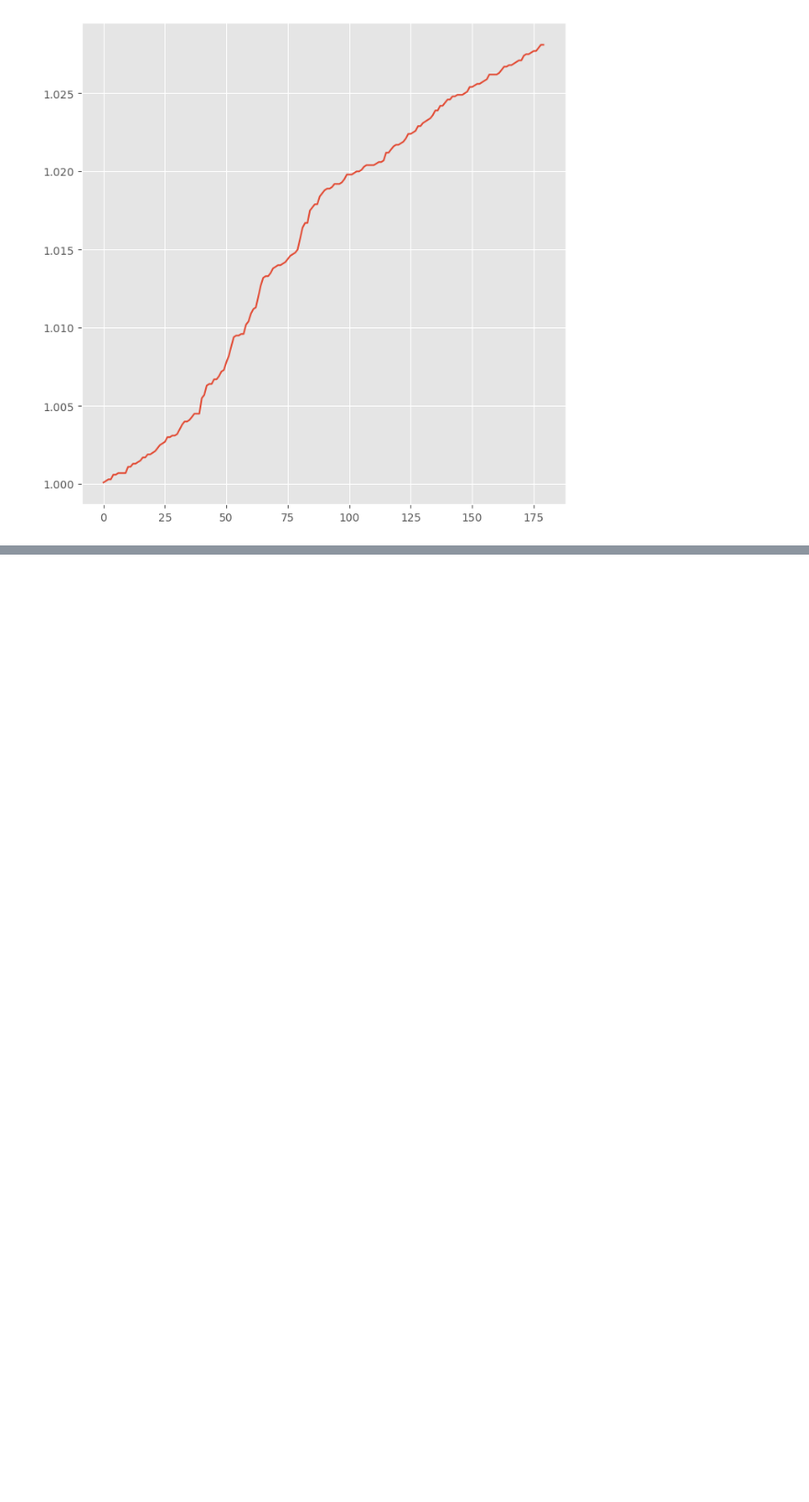
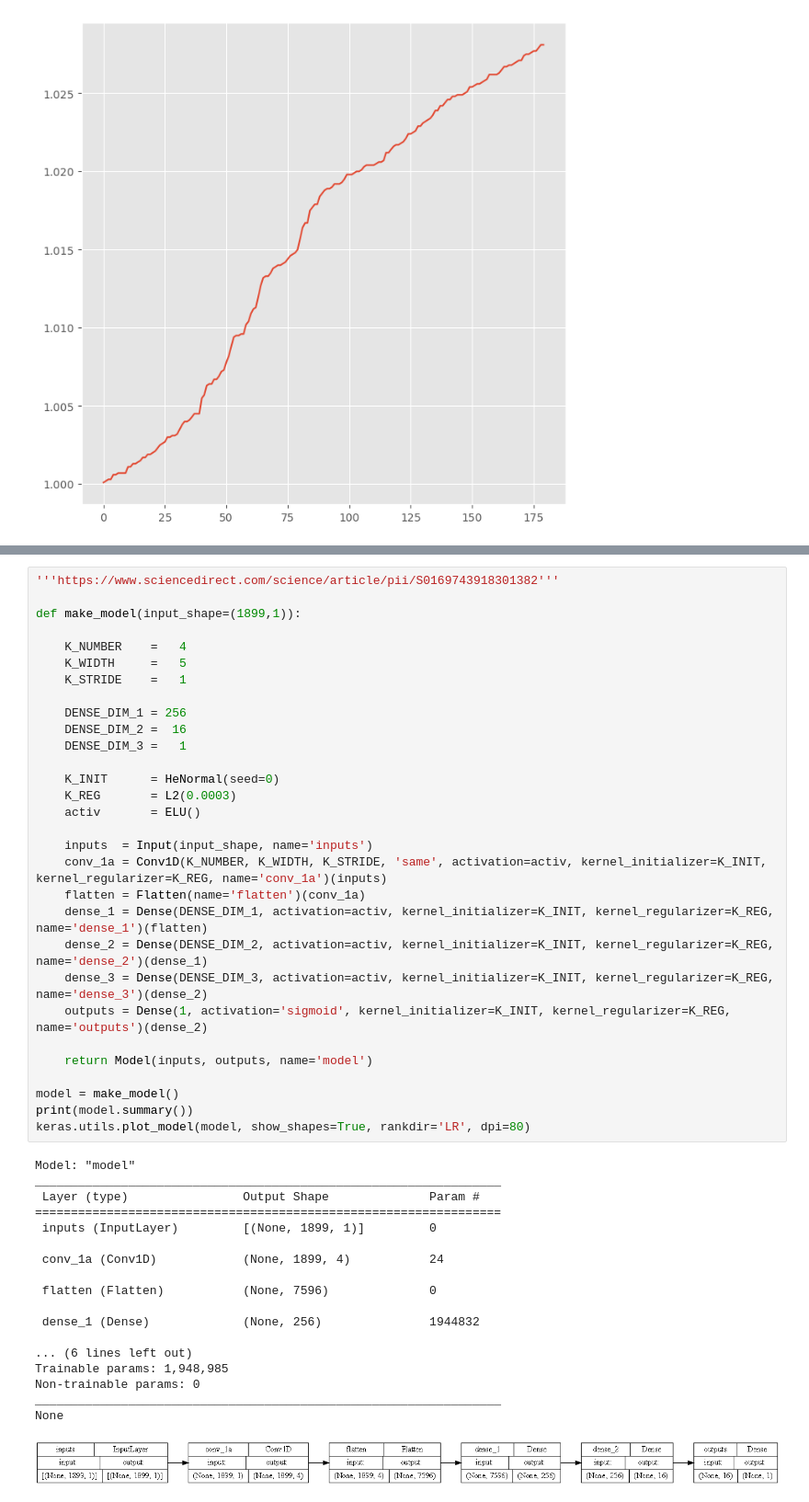
Before and after one commit to Lewis0511/CNN, a Jupyter notebook: 230508.ipynb, the cells around one changed output, grey strips where cells are left out. Shown: that part at 92% size. Cells and saved outputs as stored; diff of their text form; blank space fills up the shorter version.

```diff
--- a/230508.ipynb
+++ b/230508.ipynb
@@ -1184,0 +1004,49 @@ plot_loss_and_prediction(history, USG_train, USG_train_pred, USG_test, USG_test_
+# %%
+'''https://www.sciencedirect.com/science/article/pii/S0169743918301382'''
+
+def make_model(input_shape=(1899,1)):
+
+    K_NUMBER    =   4
+    K_WIDTH     =   5
+    K_STRIDE    =   1
+
+    DENSE_DIM_1 = 256
+    DENSE_DIM_2 =  16
+    DENSE_DIM_3 =   1
+
+    K_INIT      = HeNormal(seed=0)
+    K_REG       = L2(0.0003)
+    activ       = ELU()
+
+    inputs  = Input(input_shape, name='inputs')
+    conv_1a = Conv1D(K_NUMBER, K_WIDTH, K_STRIDE, 'same', activation=activ, kernel_initializer=K_INIT, kernel_regularizer=K_REG, name='conv_1a')(inputs)
+    flatten = Flatten(name='flatten')(conv_1a)
+    dense_1 = Dense(DENSE_DIM_1, activation=activ, kernel_initializer=K_INIT, kernel_regularizer=K_REG, name='dense_1')(flatten)
+    dense_2 = Dense(DENSE_DIM_2, activation=activ, kernel_initializer=K_INIT, kernel_regularizer=K_REG, name='dense_2')(dense_1)
+    dense_3 = Dense(DENSE_DIM_3, activation=activ, kernel_initializer=K_INIT, kernel_regularizer=K_REG, name='dense_3')(dense_2)
+    outputs = Dense(1, activation='sigmoid', kernel_initializer=K_INIT, kernel_regularizer=K_REG, name='outputs')(dense_2)
+
+    return Model(inputs, outputs, name='model')
+
+model = make_model()
+print(model.summary())
+keras.utils.plot_model(model, show_shapes=True, rankdir='LR', dpi=80)
+# %% [output]
+Model: "model"
+_________________________________________________________________
+ Layer (type)                Output Shape              Param #
+=================================================================
+ inputs (InputLayer)         [(None, 1899, 1)]         0
+
+ conv_1a (Conv1D)            (None, 1899, 4)           24
+
+ flatten (Flatten)           (None, 7596)              0
+
+ dense_1 (Dense)             (None, 256)               1944832
+
+... (6 lines left out)
+Trainable params: 1,948,985
+Non-trainable params: 0
+_________________________________________________________________
+None
+[figure, added]
```
Also changed, not shown: parts of 27 cells of this notebook.
